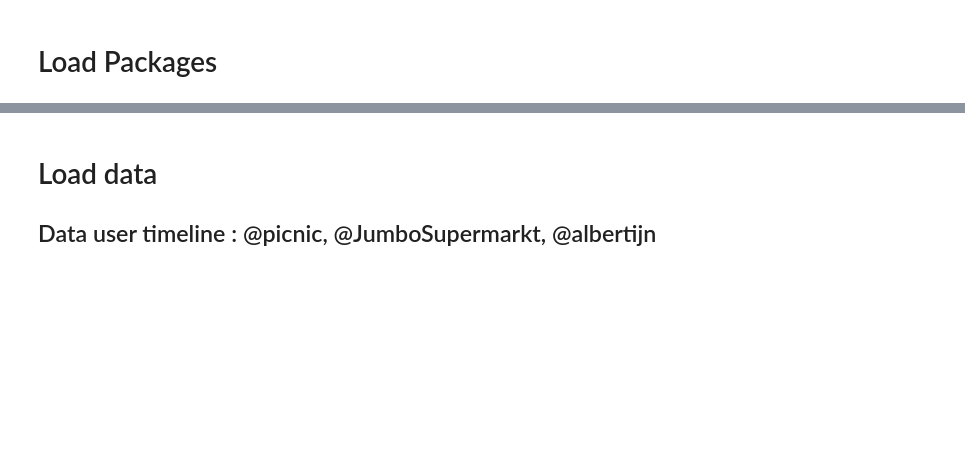
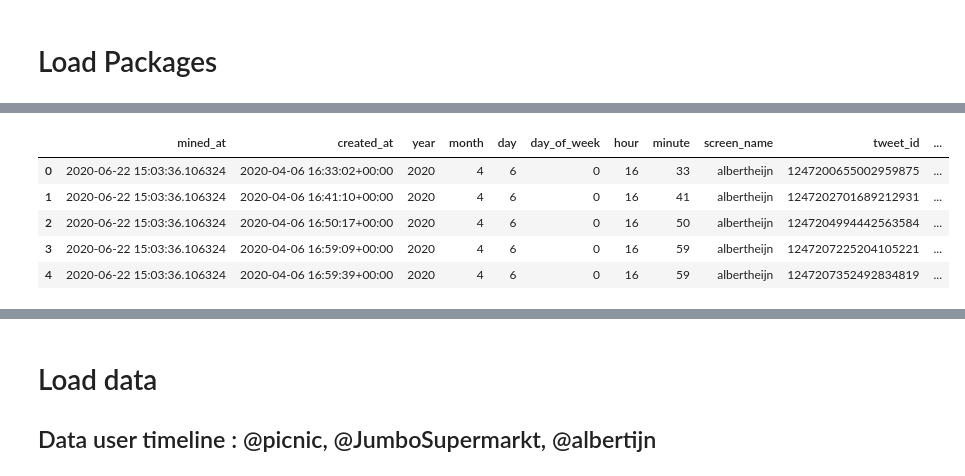
Before and after one commit to dpbac/twitter_analysis_online_grocery_NL, a Jupyter notebook: notebooks/02-EDA and Sentiment Analysis.ipynb, the cells around one changed output, grey strips where cells are left out. Saved outputs shown, nothing was run; the diff lists cells and outputs as text; code cells hidden in the pictures; blank space fills up the shorter version.

```diff
--- a/notebooks/02-EDA and Sentiment Analysis.ipynb
+++ b/notebooks/02-EDA and Sentiment Analysis.ipynb
@@ -2,0 +143,10 @@
+# %%
+df_AH_2020_06_22 = pd.read_csv(df_info_AH.loc[10,'file_path'])
+df_AH_2020_06_22.head()
+# %% [output]
+|  | mined_at | created_at | year | month | day | day_of_week | hour | minute | screen_name | tweet_id | ... |
+| 0 | 2020-06-22 15:03:36.106324 | 2020-04-06 16:33:02+00:00 | 2020 | 4 | 6 | 0 | 16 | 33 | albertheijn | 1247200655002959875 | ... |
+| 1 | 2020-06-22 15:03:36.106324 | 2020-04-06 16:41:10+00:00 | 2020 | 4 | 6 | 0 | 16 | 41 | albertheijn | 1247202701689212931 | ... |
+| 2 | 2020-06-22 15:03:36.106324 | 2020-04-06 16:50:17+00:00 | 2020 | 4 | 6 | 0 | 16 | 50 | albertheijn | 1247204994442563584 | ... |
+| 3 | 2020-06-22 15:03:36.106324 | 2020-04-06 16:59:09+00:00 | 2020 | 4 | 6 | 0 | 16 | 59 | albertheijn | 1247207225204105221 | ... |
+| 4 | 2020-06-22 15:03:36.106324 | 2020-04-06 16:59:39+00:00 | 2020 | 4 | 6 | 0 | 16 | 59 | albertheijn | 1247207352492834819 | ... |
```
Also changed, not shown: parts of 24 cells of this notebook, 1 other file.
